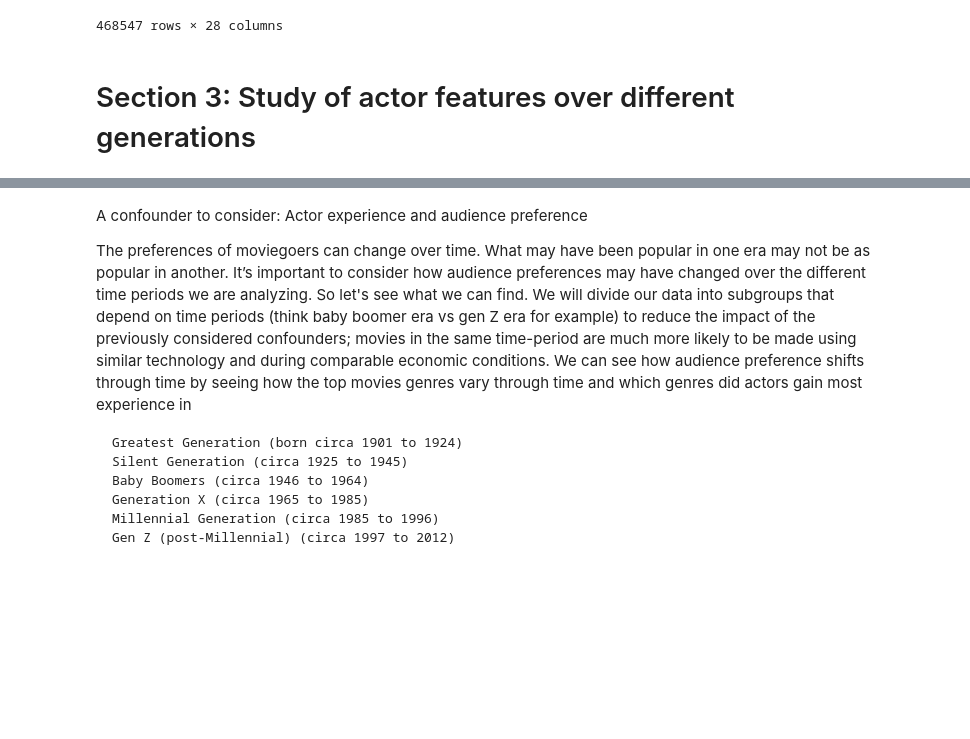
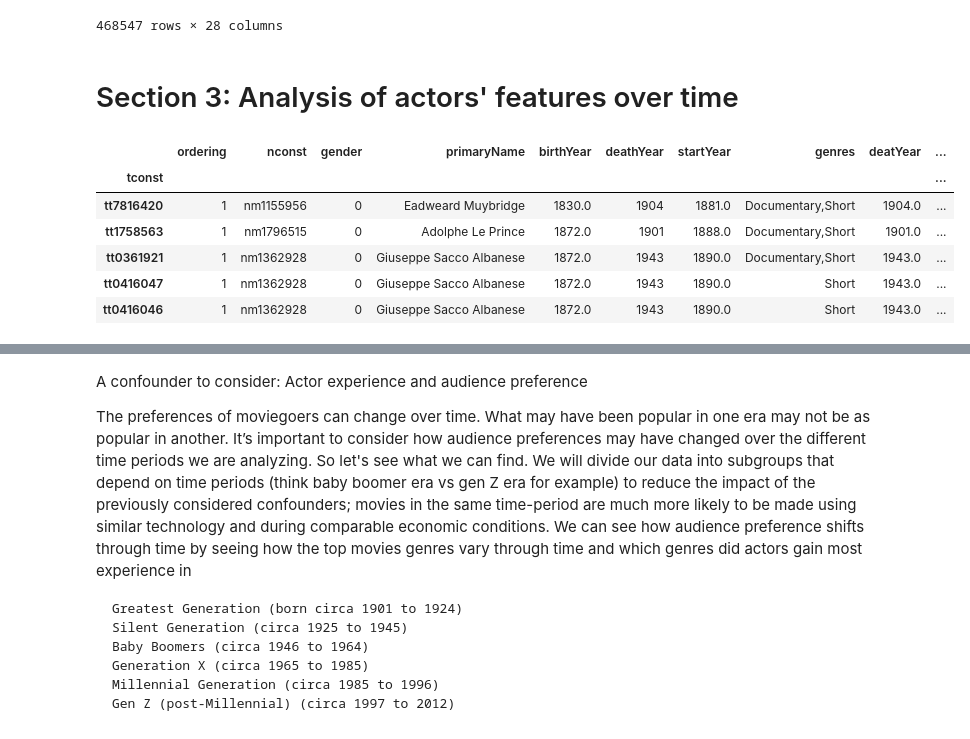
Before and after one commit to epfl-ada/ada-2022-project-jash, a Jupyter notebook: submission.ipynb, the cells around one changed output, grey strips where cells are left out. Cells and saved outputs as stored; diff of their text form; code cells hidden in the pictures; blank space fills up the shorter version.

```diff
--- a/submission.ipynb
+++ b/submission.ipynb
@@ -295,4 +299,16 @@ fig.update_xaxes(side="top")
 fig.show()
 # fig.write_html("./data/correlation_map.html")
 # %% [markdown]
-# Section 3: Study of actor features over different generations
+# Section 3: Analysis of actors' features over time
+# %%
+# import movie and actor data
+movie_actor_combi = pd.read_csv("./data/actor_movie_combi.csv", index_col=0) #note: index_col=0 to solve unnamed colunm issue
+movie_actor_combi.head() # note: only actors with importance to the respective movieare considered. The importance is determined by IMDB itself and stored in "ordering" column
+# %% [output]
+|  | ordering | nconst | gender | primaryName | birthYear | deathYear | startYear | genres | deatYear | ... |
+| tconst |  |  |  |  |  |  |  |  |  | ... |
+| tt7816420 | 1 | nm1155956 | 0 | Eadweard Muybridge | 1830.0 | 1904 | 1881.0 | Documentary,Short | 1904.0 | ... |
+| tt1758563 | 1 | nm1796515 | 0 | Adolphe Le Prince | 1872.0 | 1901 | 1888.0 | Documentary,Short | 1901.0 | ... |
+| tt0361921 | 1 | nm1362928 | 0 | Giuseppe Sacco Albanese | 1872.0 | 1943 | 1890.0 | Documentary,Short | 1943.0 | ... |
+| tt0416047 | 1 | nm1362928 | 0 | Giuseppe Sacco Albanese | 1872.0 | 1943 | 1890.0 | Short | 1943.0 | ... |
+| tt0416046 | 1 | nm1362928 | 0 | Giuseppe Sacco Albanese | 1872.0 | 1943 | 1890.0 | Short | 1943.0 | ... |
```
Also changed, not shown: parts of 12 cells of this notebook.
